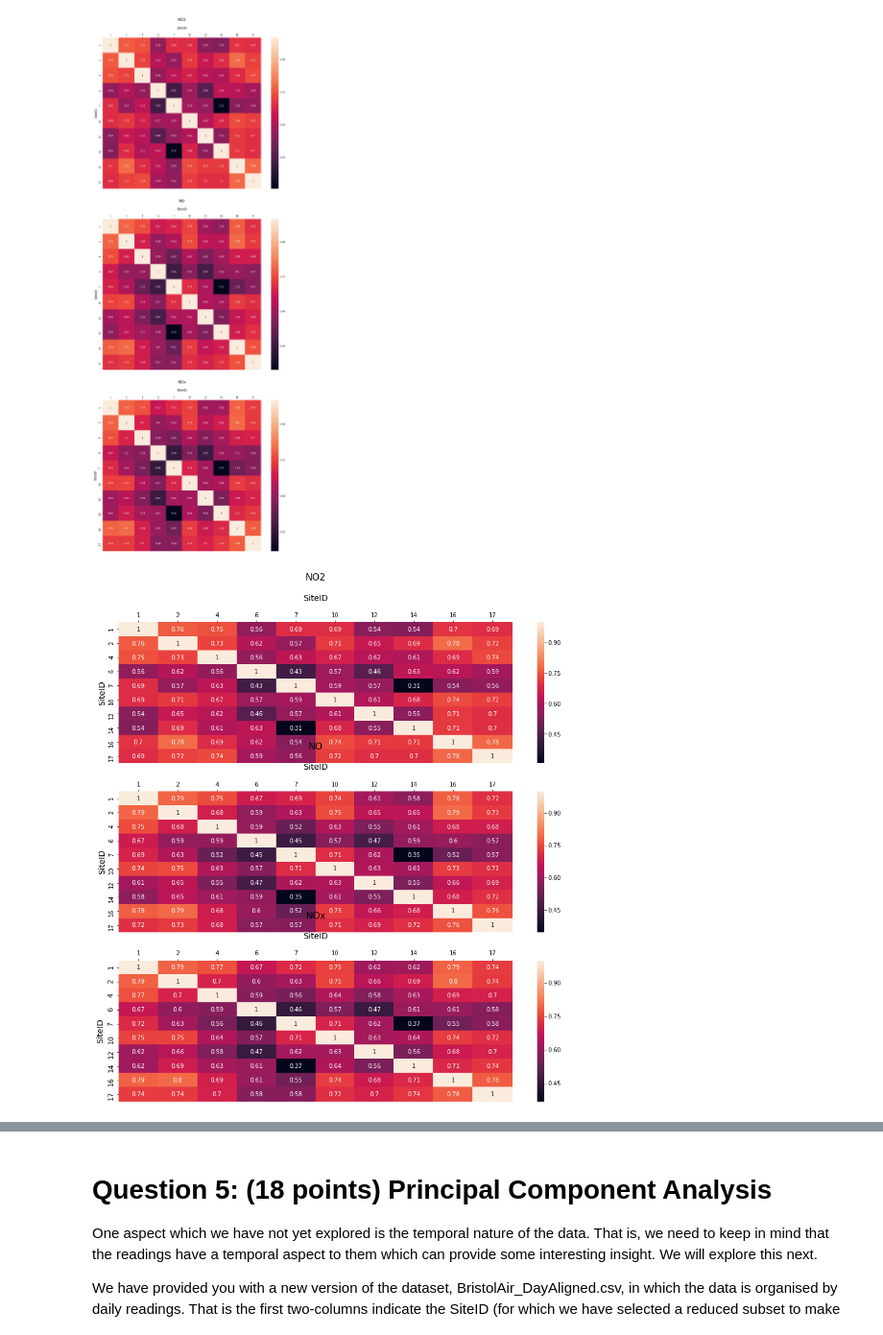
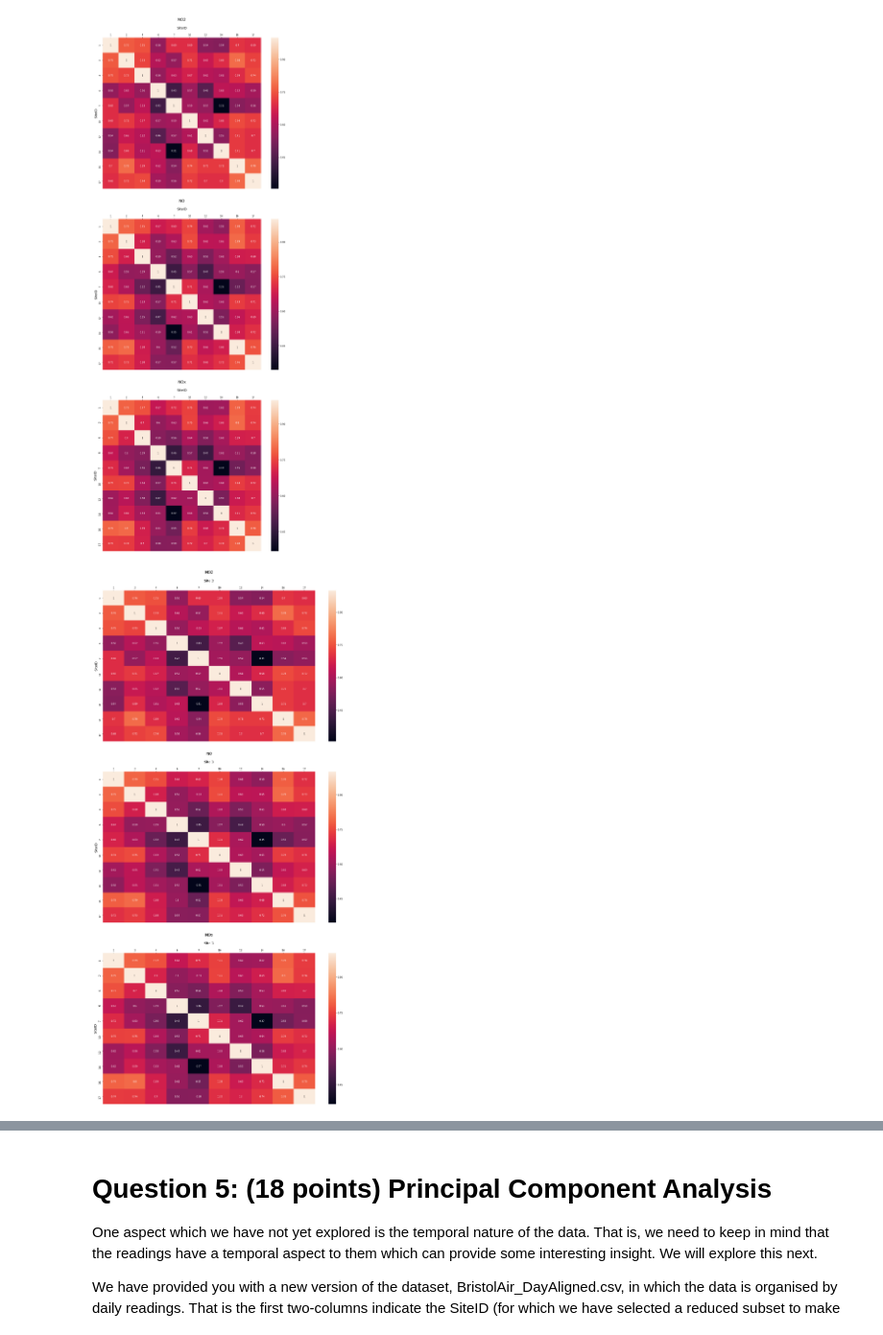
Before and after one commit to athiyadeviyani/Introductory-Applied-Machine-Learning, a Jupyter notebook: IAML_CW2.ipynb, the cells around one changed output, grey strips where cells are left out. Shown at 96% size. Drawn from its saved outputs; the diff is of its cells as text; code cells hidden in the pictures.

```diff
--- a/IAML_CW2.ipynb
+++ b/IAML_CW2.ipynb
@@ -1424,8 +1479,8 @@ plt.show()
 # %% [output]
 [figure]
 # %%
-_, axes = plt.subplots(3,1, figsize=(15,15))
-
+_, axes = plt.subplots(3,1, figsize=(20,10))
+plt.subplots_adjust(top=4.0, bottom=1.0)
 
 plt.xticks([1,2,4,6,7,10,12,14,16,17], fontsize=12)
 plt.yticks([1,2,4,6,7,10,12,14,16,17], fontsize=12)
@@ -1439,40 +1494,42 @@ ax.set_ylabel('SiteID', fontsize=14)
 ax.set_xlabel('SiteID\n', fontsize=14)
 ax.xaxis.set_ticks_position('top')
 ax.xaxis.set_label_position('top')
+
 
 
 
 plt.xticks([1,2,4,6,7,10,12,14,16,17], fontsize=12)
 plt.yticks([1,2,4,6,7,10,12,14,16,17], fontsize=12)
 ax = sns.heatmap(NO.corr(method='pearson'),
                 xticklabels=[1,2,4,6,7,10,12,14,16,17],
                 yticklabels=[1,2,4,6,7,10,12,14,16,17],
                 annot=True,
                 ax=axes[1])
 ax.set_title('NO\n', fontsize=16)
 ax.set_ylabel('SiteID', fontsize=14)
 ax.set_xlabel('SiteID\n', fontsize=14)
 ax.xaxis.set_ticks_position('top')
 ax.xaxis.set_label_position('top')
 
 
 
+
 plt.xticks([1,2,4,6,7,10,12,14,16,17], fontsize=12)
 plt.yticks([1,2,4,6,7,10,12,14,16,17], fontsize=12)
 ax = sns.heatmap(NOx.corr(method='pearson'),
                 xticklabels=[1,2,4,6,7,10,12,14,16,17],
                 yticklabels=[1,2,4,6,7,10,12,14,16,17],
                 annot=True,
                 ax=axes[2])
 ax.set_title('NOx\n', fontsize=16)
 ax.set_ylabel('SiteID', fontsize=14)
 ax.set_xlabel('SiteID\n', fontsize=14)
 ax.xaxis.set_ticks_position('top')
 ax.xaxis.set_label_position('top')
 
 plt.show()
 # %% [output]
-[figure, old version]
+[figure, new version]
 # %% [markdown]
 **[4.7] (4 points) Comment briefly on your observations from Question 4:(f): start by summarising the results from the NO gas and then comment on whether the same is observed
 in the other gases or if there is something different.**
```
Also changed, not shown: parts of 27 cells of this notebook.
